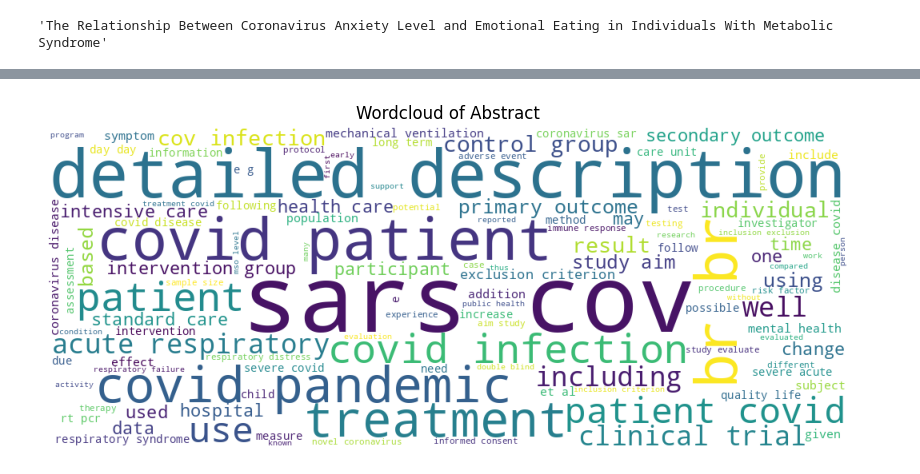
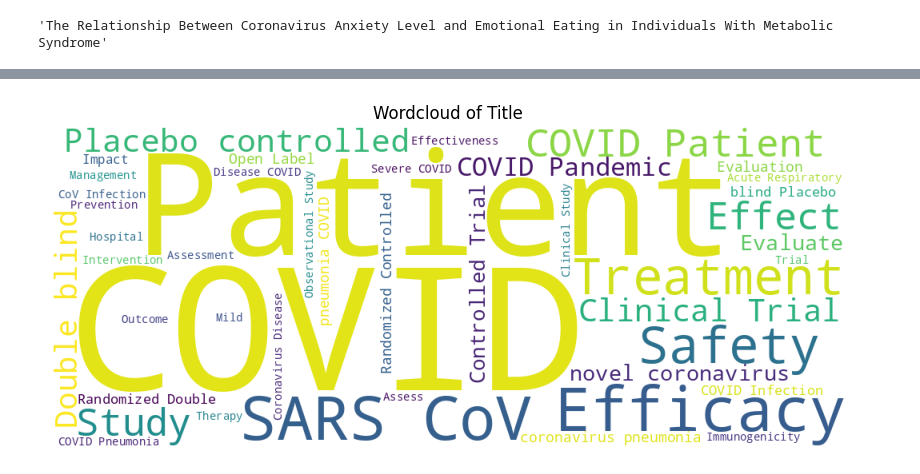
Before and after one commit to M-S-ALAM/Medical-Search-Engine, a Jupyter notebook: EDA.ipynb, the cells around one changed output, grey strips where cells are left out. Cells and saved outputs as stored; diff of their text form; code cells hidden in the pictures.

```diff
--- a/EDA.ipynb
+++ b/EDA.ipynb
@@ -187,18 +206,17 @@ cnt.most_common(10)
-# %%
-#Final word cloud after all the cleaning and pre-processing
-from wordcloud import WordCloud
-wordcloud = WordCloud(width = 1000, height = 400,
-            background_color ='white',
-            stopwords = stopwords,
-            min_font_size = 10).generate(" ".join(data['Abstract'].astype(str)))
-
-# plot the WordCloud image
-plt.figure(figsize = (8, 8), facecolor = None)
-plt.imshow(wordcloud)
-plt.axis("off")
-plt.title('Wordcloud of Abstract')
-plt.tight_layout(pad = 0)
-
-plt.show()
-# %% [output]
-[figure, old version]
+# %%
+#Final word cloud after all the cleaning and pre-processing
+from wordcloud import WordCloud
+wordcloud = WordCloud(width = 1000, height = 400,
+            background_color ='white',
+            min_font_size = 10).generate(" ".join(data['Title'].astype(str)))
+
+# plot the WordCloud image
+plt.figure(figsize = (8, 8), facecolor = None)
+plt.imshow(wordcloud)
+plt.axis("off")
+plt.title('Wordcloud of Title')
+plt.tight_layout(pad = 0)
+
+plt.show()
+# %% [output]
+[figure, added]
```
Also changed, not shown: parts of 4 cells of this notebook.
